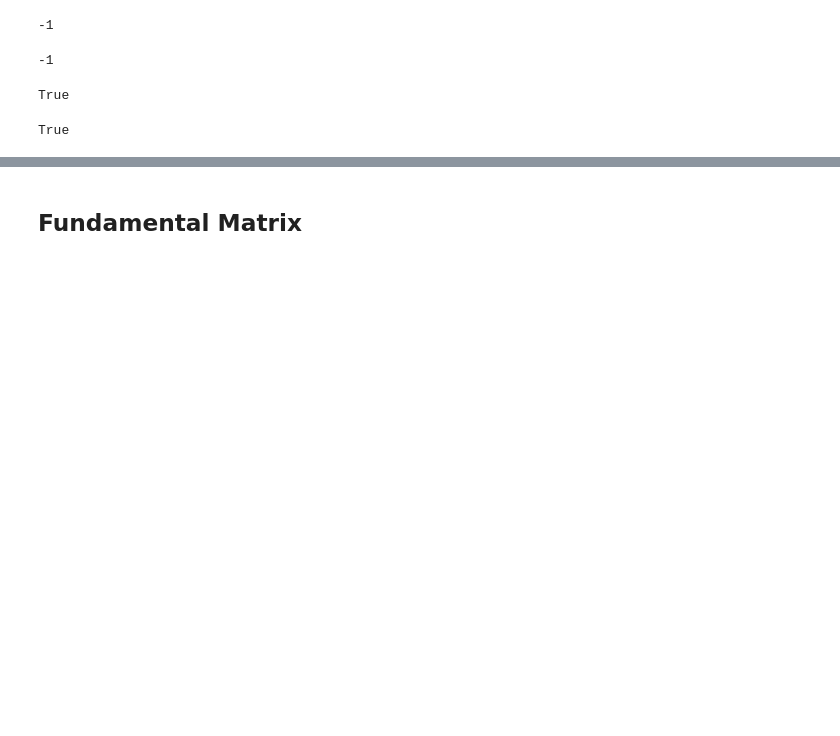
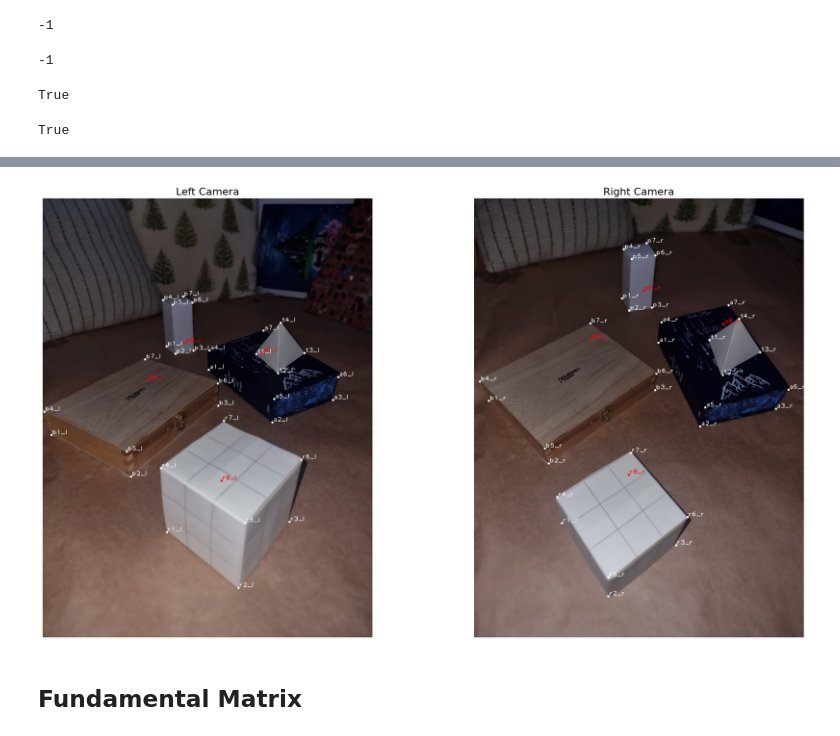
Before and after one commit to lanamatic/3D-scene-reconstruction, a Jupyter notebook: main.ipynb, the cells around one changed output, grey strips where cells are left out. Saved outputs shown, nothing was run; the diff lists cells and outputs as text; code cells hidden in the pictures; blank space fills up the shorter version.

```diff
--- a/main.ipynb
+++ b/main.ipynb
@@ -292,0 +208,27 @@ display(HTML(html_code))
+# %%
+# Load the images
+left_image = cv2.imread("left-points.png")
+right_image = cv2.imread("right-points.png")
+
+# Convert BGR (OpenCV default) to RGB (matplotlib format)
+left_image_rgb = cv2.cvtColor(left_image, cv2.COLOR_BGR2RGB)
+right_image_rgb = cv2.cvtColor(right_image, cv2.COLOR_BGR2RGB)
+
+# Create a figure to display the images side by side
+fig, axs = plt.subplots(1, 2, figsize=(20, 10))
+
+# Display the left camera image
+axs[0].imshow(left_image_rgb)
+axs[0].axis('off')  # Turn off axes
+axs[0].set_title("Left Camera", fontsize=16)
+
+# Display the right camera image
+axs[1].imshow(right_image_rgb)
+axs[1].axis('off')  # Turn off axes
+axs[1].set_title("Right Camera", fontsize=16)
+
+# Show the plot
+plt.tight_layout()
+plt.show()
+# %% [output]
+[figure, added]
```
Also changed, not shown: parts of 26 cells of this notebook, 7 other files.
